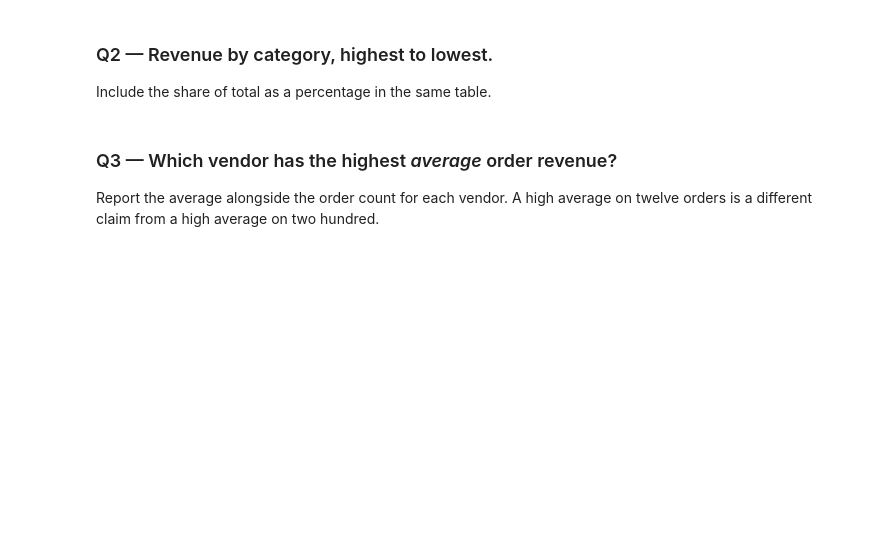
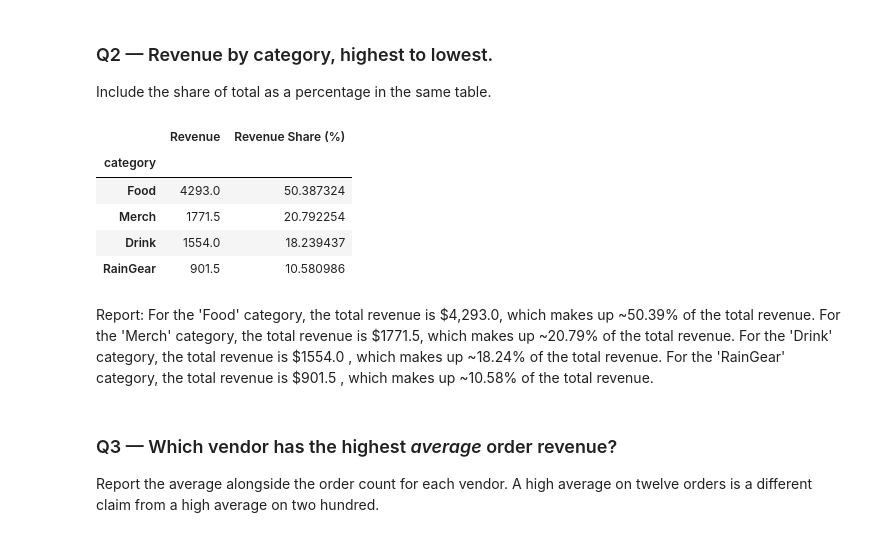
Before and after one commit to ekee7/ds2002-fa26, a Jupyter notebook: notebooks/03-pandas-cleaning/2026-09-18 — Pandas Challenge — Lab.ipynb, the cells around one changed output. Cells and saved outputs as stored; diff of their text form; code cells hidden in the pictures; blank space fills up the shorter version.

```diff
--- a/notebooks/03-pandas-cleaning/2026-09-18 — Pandas Challenge — Lab.ipynb
+++ b/notebooks/03-pandas-cleaning/2026-09-18 — Pandas Challenge — Lab.ipynb
@@ -35,6 +57,26 @@ df.head()
 Include the share of total as a percentage in the same table.
 # %%
 # TODO
+
+# Revenue by category
+revenue_by_category = df.groupby('category')['revenue'].sum()
+# Sort highest to lowest
+revenue_by_category = revenue_by_category.sort_values(ascending=False)
+
+# Include the share of total as a percentage in the same table
+revenue_share = revenue_by_category / revenue_by_category.sum() * 100
+by_category = pd.concat([revenue_by_category, revenue_share], axis=1, keys=['Revenue', 'Revenue Share (%)'])
+
+by_category
+# %% [output]
+|  | Revenue | Revenue Share (%) |
+| category |  |  |
+| Food | 4293.0 | 50.387324 |
+| Merch | 1771.5 | 20.792254 |
+| Drink | 1554.0 | 18.239437 |
+| RainGear | 901.5 | 10.580986 |
+# %% [markdown]
+Report: For the 'Food' category, the total revenue is \$4,293.0, which makes up ~50.39% of the total revenue. For the 'Merch' category, the total revenue is \$1771.5, which makes up ~20.79% of the total revenue. For the 'Drink' category, the total revenue is \$1554.0	, which makes up ~18.24% of the total revenue. For the 'RainGear' category, the total revenue is \$901.5	, which makes up ~10.58% of the total revenue.
 # %% [markdown]
 ### Q3 — Which vendor has the highest *average* order revenue?
 
```
Also changed, not shown: parts of 12 cells of this notebook.
